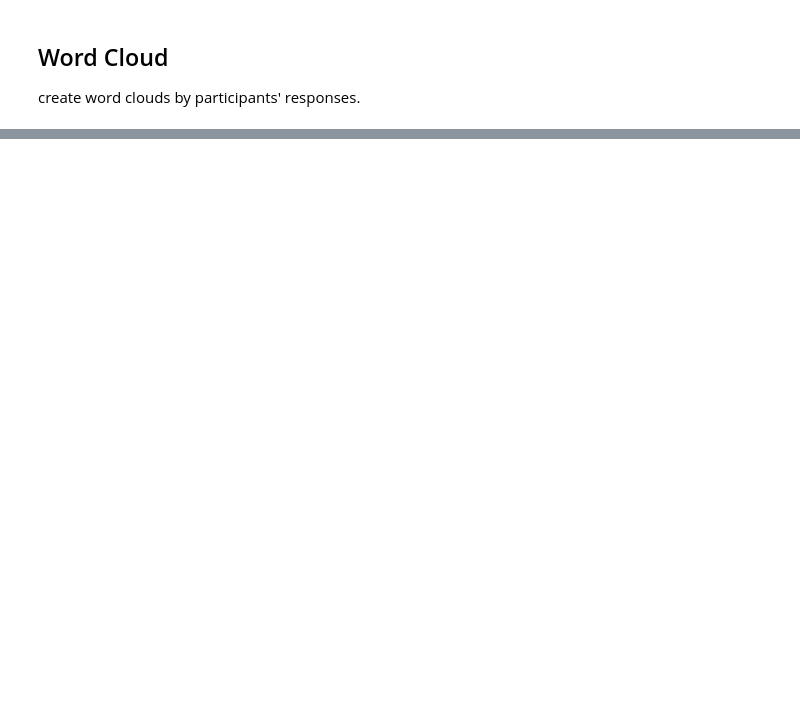
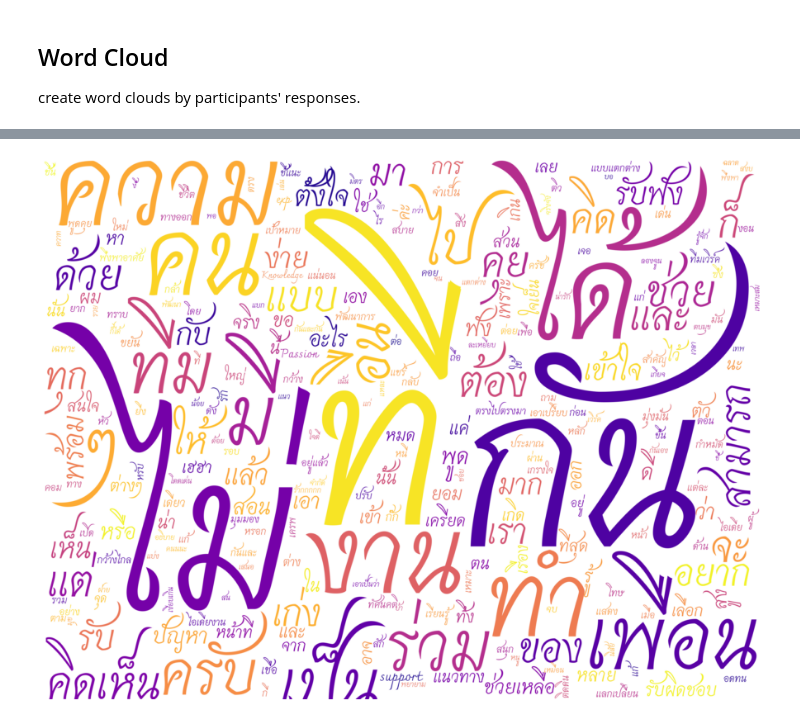
Before and after one commit to Tantatorn-dev/boku-no-notebooks, a Jupyter notebook: ESL_zero_to_hero_insight.ipynb, the cells around one changed output, grey strips where cells are left out. Drawn from its saved outputs; the diff is of its cells as text; code cells hidden in the pictures; blank space fills up the shorter version.

Commit message:
add wordcloud

```diff
--- a/ESL_zero_to_hero_insight.ipynb
+++ b/ESL_zero_to_hero_insight.ipynb
@@ -88,0 +134,39 @@ create word clouds by participants' responses.
+# %%
+regexp = r"[ก-๙a-zA-Z']+"
+
+path = '/content/drive/My Drive/dataset/charmonman.ttf'
+
+wordcloud = WordCloud(
+                      font_path=path,
+                      relative_scaling = 0.3,
+                      min_font_size=1,
+                      background_color="white",
+                      width=1024,
+                      height=768,
+                      max_words=2000,
+                      colormap='plasma',
+                      scale=3,
+                      font_step=4,
+                      collocations=False,
+                      regexp=regexp,
+                      margin=2
+                      )
+# %%
+from deepcut import tokenize
+
+words = []
+responses = df["อยากร่วมงานกับเพื่อนร่วมทีมแบบไหน"]
+
+for response in responses:
+  for word in deepcut.tokenize(response):
+    words.append(word)
+
+text = " ".join(words)
+wordcloud.generate(text)
+
+fig, ax = plt.subplots(1, 1, figsize=(16, 12))
+ax.imshow(wordcloud, interpolation='bilinear')
+ax.axis("off")
+fig.show()
+# %% [output]
+[figure, added]
```
Also changed, not shown: parts of 12 cells of this notebook.
